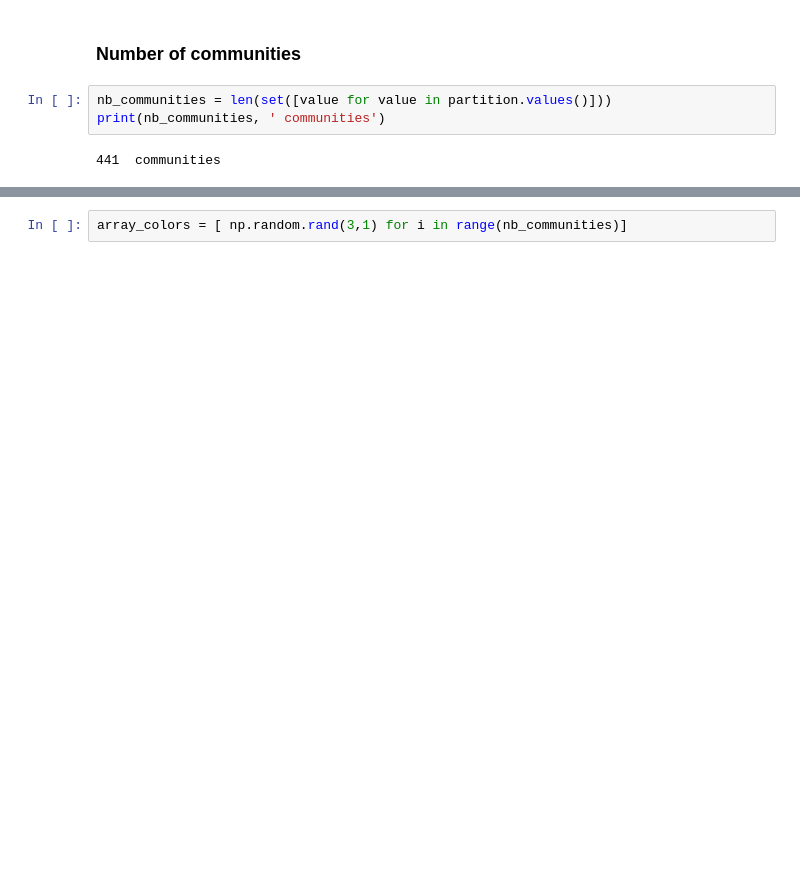
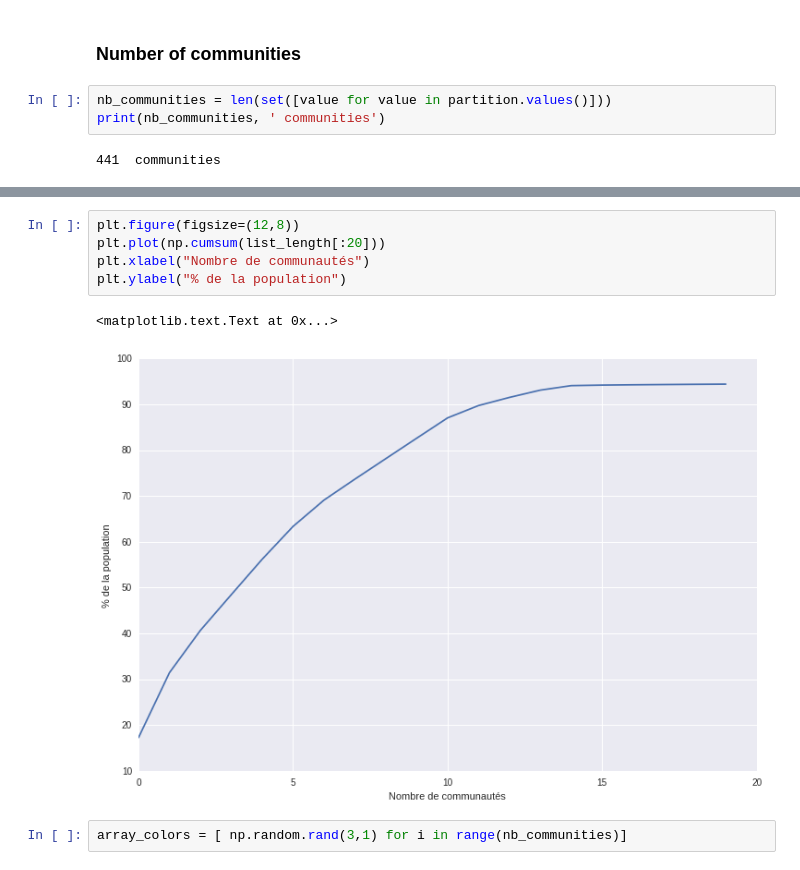
Before and after one commit to jauffretp/sand, a Jupyter notebook: python/Community detection.ipynb, the cells around one changed output, grey strips where cells are left out. Saved outputs shown, nothing was run; the diff lists cells and outputs as text; blank space fills up the shorter version.

```diff
--- a/python/Community detection.ipynb
+++ b/python/Community detection.ipynb
@@ -120,2 +182,10 @@ print(nb_communities, ' communities')
+# %%
+plt.figure(figsize=(12,8))
+plt.plot(np.cumsum(list_length[:20]))
+plt.xlabel("Nombre de communautés")
+plt.ylabel("% de la population")
+# %% [output]
+<matplotlib.text.Text at 0x...>
+[figure, added]
 # %%
 array_colors = [ np.random.rand(3,1) for i in range(nb_communities)]
```
Also changed, not shown: parts of 17 cells of this notebook, 1 other file.
